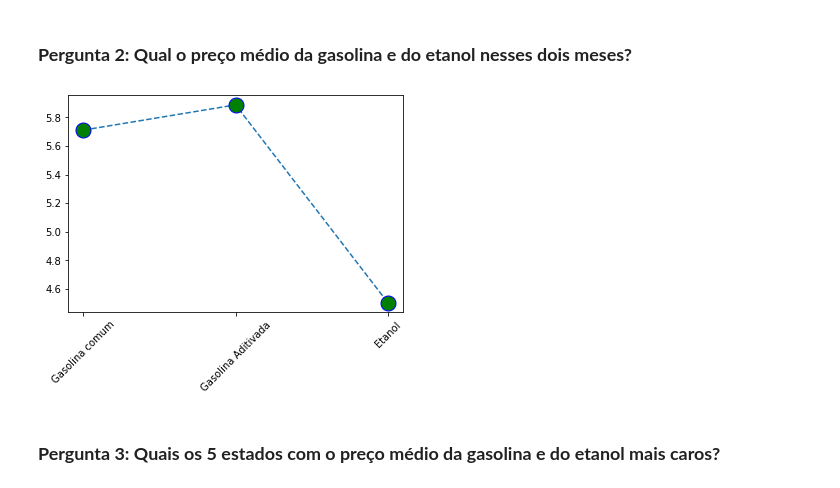
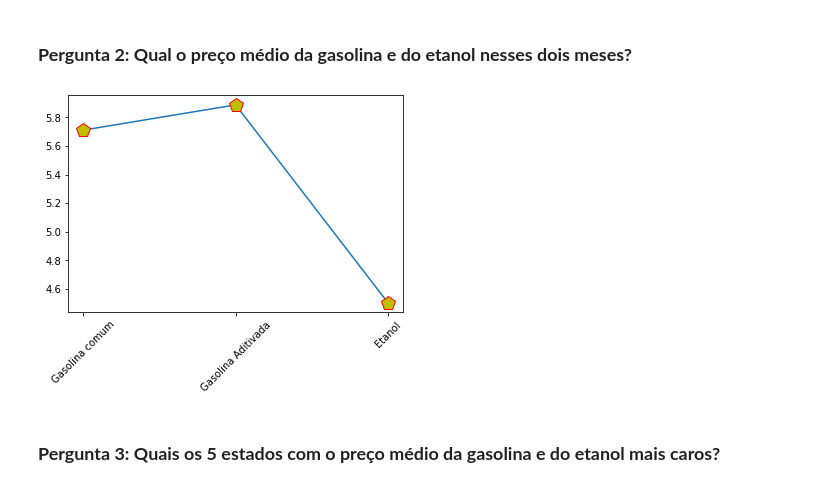
Before and after one commit to joaovictojuliao/Squad-2-M4, a Jupyter notebook: M4_Squad_2_Projeto_Final_análise_exploratória_preços_de_combustíveis_no_Brasil.ipynb, the cells around one changed output. Drawn from its saved outputs; the diff is of its cells as text; code cells hidden in the pictures.

```diff
--- a/M4_Squad_2_Projeto_Final_análise_exploratória_preços_de_combustíveis_no_Brasil.ipynb
+++ b/M4_Squad_2_Projeto_Final_análise_exploratória_preços_de_combustíveis_no_Brasil.ipynb
@@ -470,11 +316,11 @@ etanol.groupby(['Data da Coleta', 'Estado - Sigla', 'Municipio'])[['Valor de Ven
 # %% [markdown]
 ### **Pergunta 2: Qual o preço médio da gasolina e do etanol nesses dois meses?**
 # %%
-dataComb=[['Gasolina comum',gasolina_comum.mean()],['Gasolina Aditivada',gasolina_aditivada.mean()],['Etanol',etanol.mean()]]
-data2 = pd.DataFrame(dataComb, columns=['Combustivel', 'Média'])
-plt.plot(data2['Combustivel'],data2['Média'], marker='o', mfc='g', mec='b', linestyle='--', ms=15)
-plt.xticks(rotation=45);
+listaCombustiveis=[['Gasolina comum',gasolina_comum.mean()],['Gasolina Aditivada',gasolina_aditivada.mean()],['Etanol',etanol.mean()]]
+dfCombustiveis = pd.DataFrame(listaCombustiveis, columns=['Combustivel', 'Média'])
+plt.plot(dfCombustiveis['Combustivel'],dfCombustiveis['Média'], marker='p', mfc='y', mec='r', linestyle='-', ms=15)
+plt.xticks(rotation=45)
 # %% [output]
-[figure, old version]
+[figure, new version]
 # %% [markdown]
 ### **Pergunta 3: Quais os 5 estados com o preço médio da gasolina e do etanol mais caros?**
```
Also changed, not shown: parts of 35 cells of this notebook.
